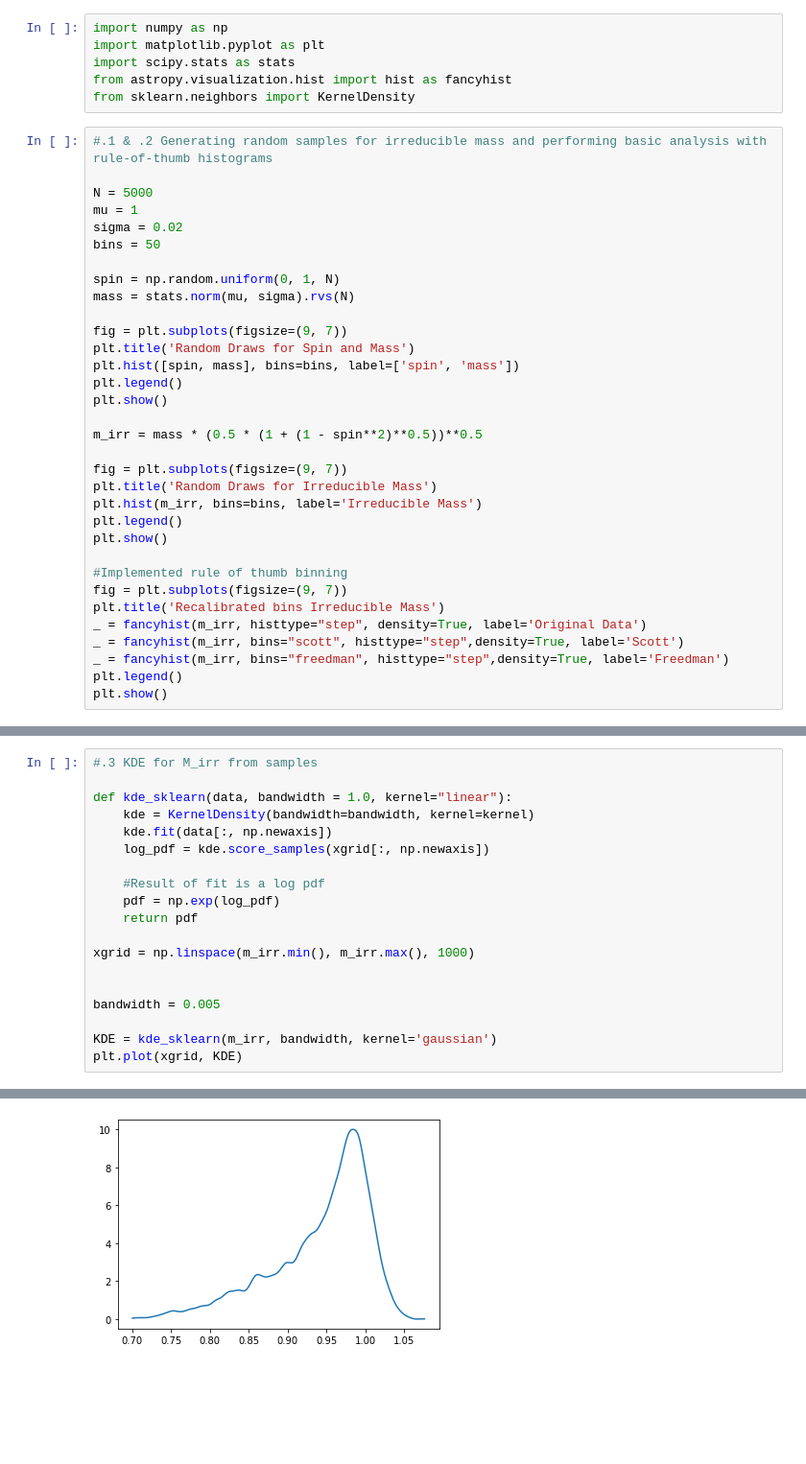
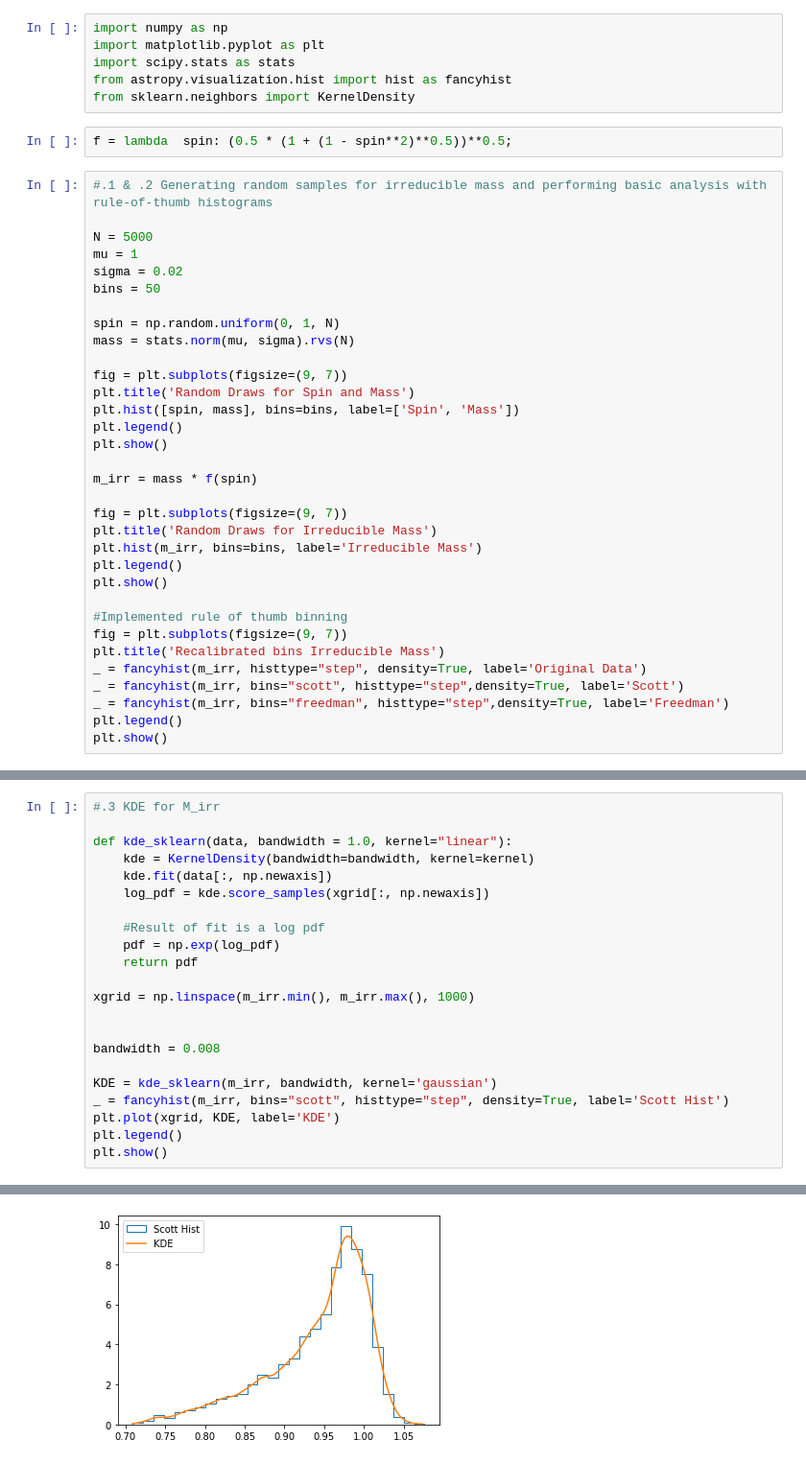
Before and after one commit to olli-e-benji/Astrostatistics-and-Machine-Learning-2023, a Jupyter notebook: working/L07_IrreducibleMass.ipynb, the cells around one changed output, grey strips where cells are left out. Shown at 96% size. Drawn from its saved outputs; the diff is of its cells as text; blank space fills up the shorter version.

```diff
--- a/working/L07_IrreducibleMass.ipynb
+++ b/working/L07_IrreducibleMass.ipynb
@@ -26,6 +26,8 @@ import matplotlib.pyplot as plt
 import scipy.stats as stats
 from astropy.visualization.hist import hist as fancyhist
 from sklearn.neighbors import KernelDensity
+# %%
+f = lambda  spin: (0.5 * (1 + (1 - spin**2)**0.5))**0.5;
 # %%
 #.1 & .2 Generating random samples for irreducible mass and performing basic analysis with rule-of-thumb histograms
 
@@ -39,11 +41,11 @@ mass = stats.norm(mu, sigma).rvs(N)
 
 fig = plt.subplots(figsize=(9, 7))
 plt.title('Random Draws for Spin and Mass')
-plt.hist([spin, mass], bins=bins, label=['spin', 'mass'])
+plt.hist([spin, mass], bins=bins, label=['Spin', 'Mass'])
 plt.legend()
 plt.show()
 
-m_irr = mass * (0.5 * (1 + (1 - spin**2)**0.5))**0.5
+m_irr = mass * f(spin)
 
 fig = plt.subplots(figsize=(9, 7))
 plt.title('Random Draws for Irreducible Mass')
@@ -66,5 +68,5 @@ plt.show()
 # %%
-#.3 KDE for M_irr from samples
+#.3 KDE for M_irr
 
 def kde_sklearn(data, bandwidth = 1.0, kernel="linear"):
     kde = KernelDensity(bandwidth=bandwidth, kernel=kernel)
@@ -78,8 +80,11 @@ def kde_sklearn(data, bandwidth = 1.0, kernel="linear"):
 xgrid = np.linspace(m_irr.min(), m_irr.max(), 1000)
 
 
-bandwidth = 0.005
+bandwidth = 0.008
 
 KDE = kde_sklearn(m_irr, bandwidth, kernel='gaussian')
-plt.plot(xgrid, KDE)
+_ = fancyhist(m_irr, bins="scott", histtype="step", density=True, label='Scott Hist')
+plt.plot(xgrid, KDE, label='KDE')
+plt.legend()
+plt.show()
 # %% [output]
@@ -87 +91 @@ plt.plot(xgrid, KDE)
-[figure, old version]
+[figure, new version]
```
Also changed, not shown: parts of 6 cells of this notebook.
